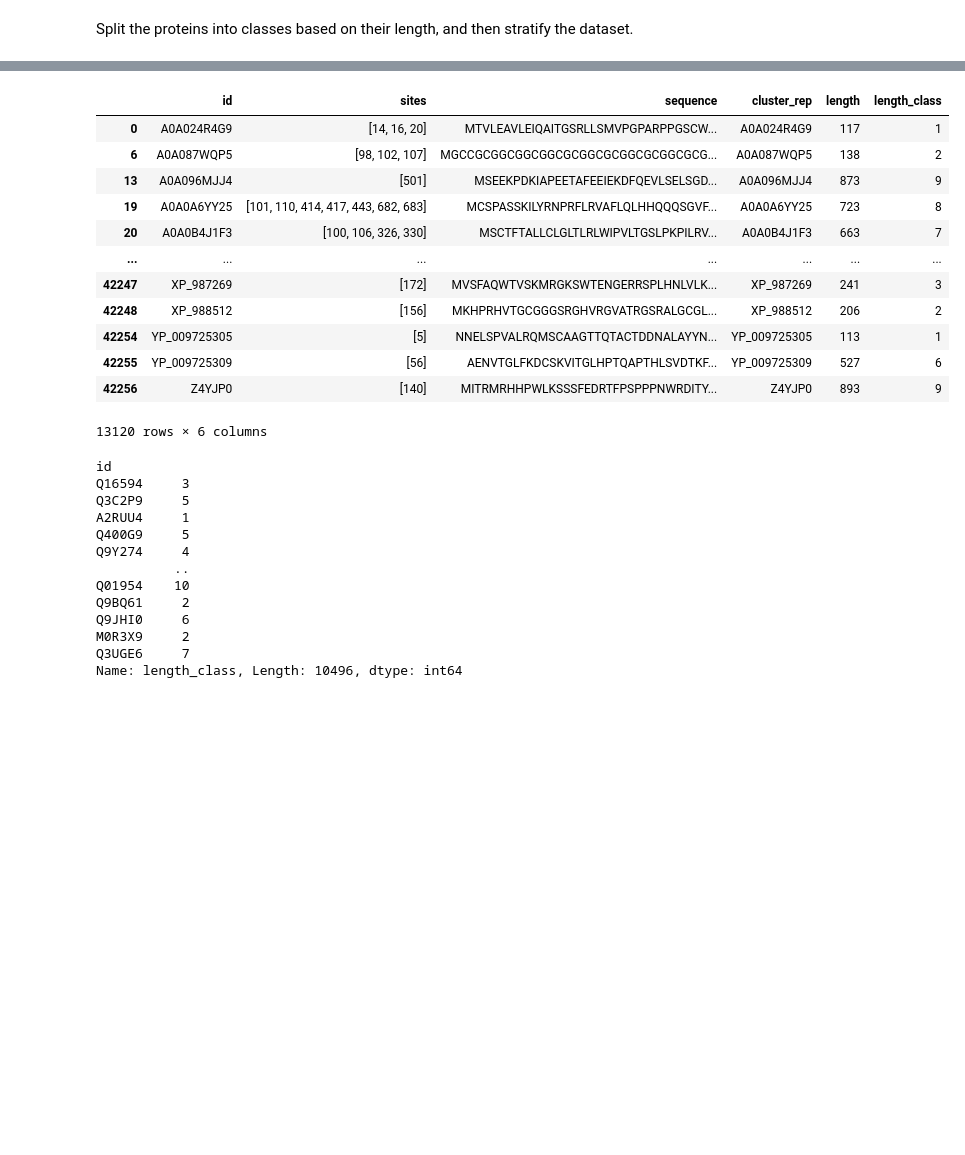
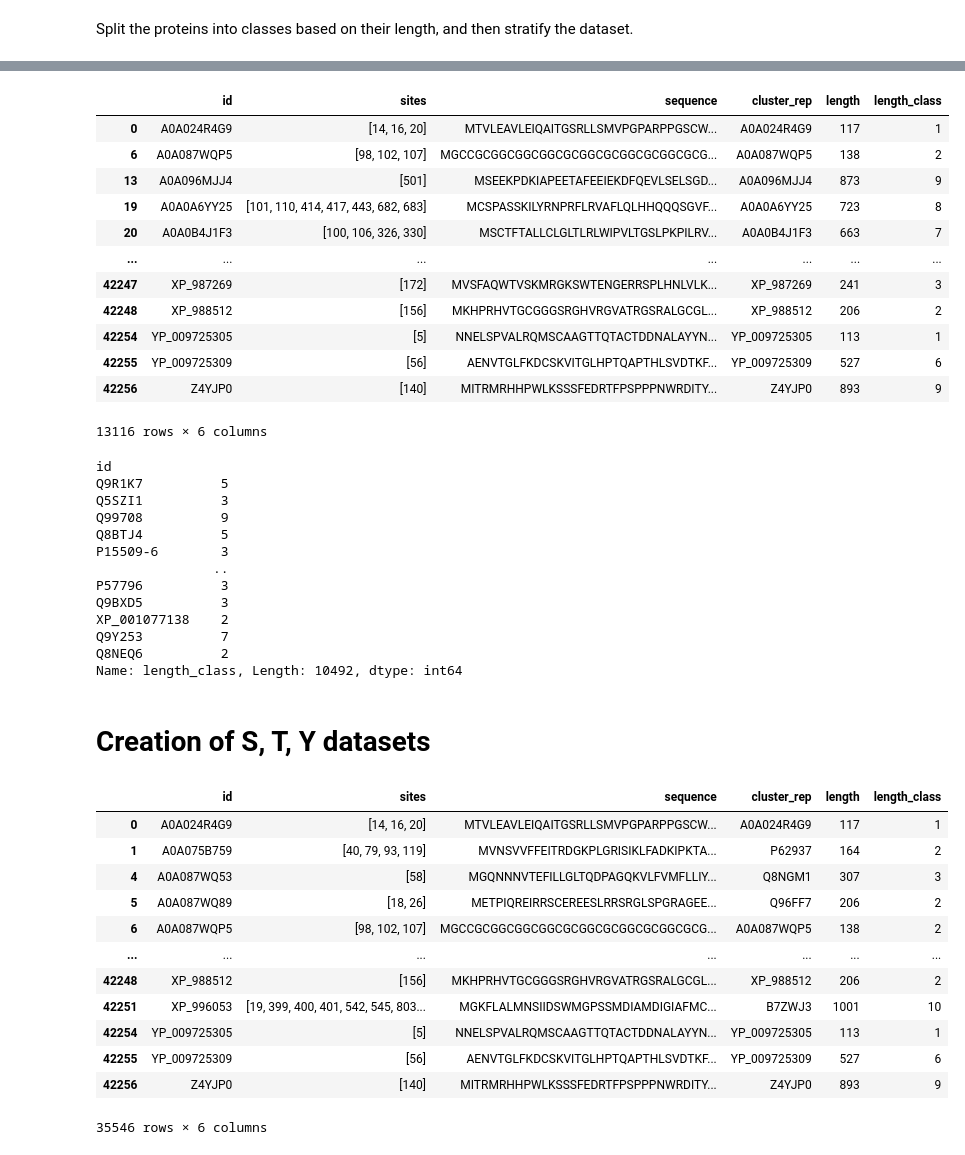
Before and after one commit to nexuso1/bio-research, a Jupyter notebook: notebooks/dataset_preparation.ipynb, the cells around one changed output, grey strips where cells are left out. Drawn from its saved outputs; the diff is of its cells as text; code cells hidden in the pictures; blank space fills up the shorter version.

```diff
--- a/notebooks/dataset_preparation.ipynb
+++ b/notebooks/dataset_preparation.ipynb
@@ -95,5 +79,5 @@ Keep only sequences with length < 1024, becasue ESM has max input size of 1024 a
 # %%
-joined = joined[joined['sequence'].apply(lambda x: len(x) < 1024)]
+joined = joined[joined['sequence'].apply(lambda x: len(x) < 1023)]
 joined
 # %% [output]
 |  | id | sites | sequence | cluster_rep |
@@ -311,24 +295,24 @@ rep_df
 | 42254 | YP_009725305 | [5] | NNELSPVALRQMSCAAGTTQTACTDDNALAYYN... | YP_009725305 | 113 | 1 |
 | 42255 | YP_009725309 | [56] | AENVTGLFKDCSKVITGLHPTQAPTHLSVDTKF... | YP_009725309 | 527 | 6 |
 | 42256 | Z4YJP0 | [140] | MITRMRHHPWLKSSSFEDRTFPSPPPNWRDITY... | Z4YJP0 | 893 | 9 |
-13120 rows × 6 columns
+13116 rows × 6 columns
 # %%
 train_labels = rep_df.set_index('id').loc[train]['length_class']
 train_labels
 # %% [output]
 id
-Q16594     3
-Q3C2P9     5
-A2RUU4     1
-Q400G9     5
-Q9Y274     4
-          ..
-Q01954    10
-Q9BQ61     2
-Q9JHI0     6
-M0R3X9     2
-Q3UGE6     7
-Name: length_class, Length: 10496, dtype: int64
+Q9R1K7          5
+Q5SZI1          3
+Q99708          9
+Q8BTJ4          5
+P15509-6        3
+               ..
+P57796          3
+Q9BXD5          3
+XP_001077138    2
+Q9Y253          7
+Q8NEQ6          2
+Name: length_class, Length: 10492, dtype: int64
 # %%
 from sklearn.model_selection import StratifiedKFold
 
@@ -349,3 +333,25 @@ for t, dev in splits:
 
 with open('../data/prepared_dataset.json', 'w') as f:
     json.dump(final_dataset, f, indent='\t')
+# %% [markdown]
+# Creation of S, T, Y datasets
+# %%
+joined['length'] = joined.apply(lambda x : len(x['sequence']), axis=1)
+_, length_bins = np.histogram(joined['length'], 10)
+length_labels = np.digitize(joined['length'], length_bins)
+joined['length_class'] = length_labels
+joined
+# %% [output]
+|  | id | sites | sequence | cluster_rep | length | length_class |
+| 0 | A0A024R4G9 | [14, 16, 20] | MTVLEAVLEIQAITGSRLLSMVPGPARPPGSCW... | A0A024R4G9 | 117 | 1 |
+| 1 | A0A075B759 | [40, 79, 93, 119] | MVNSVVFFEITRDGKPLGRISIKLFADKIPKTA... | P62937 | 164 | 2 |
+| 4 | A0A087WQ53 | [58] | MGQNNNVTEFILLGLTQDPAGQKVLFVMFLLIY... | Q8NGM1 | 307 | 3 |
+| 5 | A0A087WQ89 | [18, 26] | METPIQREIRRSCEREESLRRSRGLSPGRAGEE... | Q96FF7 | 206 | 2 |
+| 6 | A0A087WQP5 | [98, 102, 107] | MGCCGCGGCGGCGGCGCGGCGCGGCGCGGCGCG... | A0A087WQP5 | 138 | 2 |
+| ... | ... | ... | ... | ... | ... | ... |
+| 42248 | XP_988512 | [156] | MKHPRHVTGCGGGSRGHVRGVATRGSRALGCGL... | XP_988512 | 206 | 2 |
+| 42251 | XP_996053 | [19, 399, 400, 401, 542, 545, 803... | MGKFLALMNSIIDSWMGPSSMDIAMDIGIAFMC... | B7ZWJ3 | 1001 | 10 |
+| 42254 | YP_009725305 | [5] | NNELSPVALRQMSCAAGTTQTACTDDNALAYYN... | YP_009725305 | 113 | 1 |
+| 42255 | YP_009725309 | [56] | AENVTGLFKDCSKVITGLHPTQAPTHLSVDTKF... | YP_009725309 | 527 | 6 |
+| 42256 | Z4YJP0 | [140] | MITRMRHHPWLKSSSFEDRTFPSPPPNWRDITY... | Z4YJP0 | 893 | 9 |
+35546 rows × 6 columns
```
Also changed, not shown: parts of 17 cells of this notebook, 2 other files.
